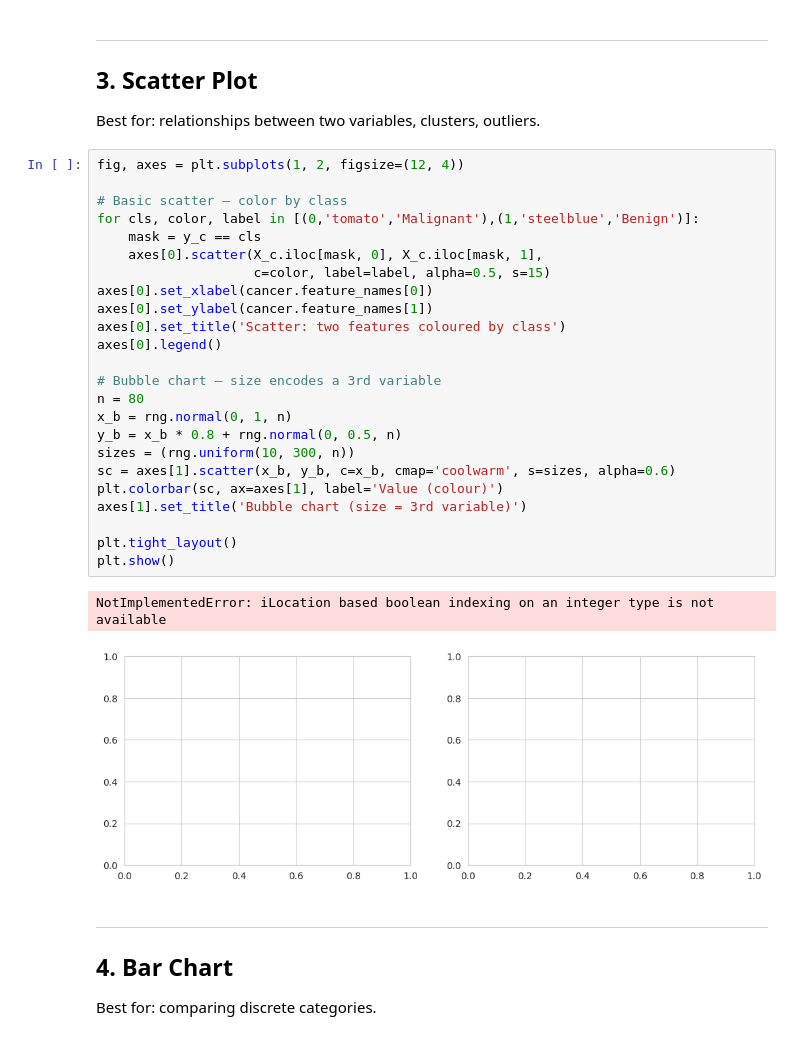
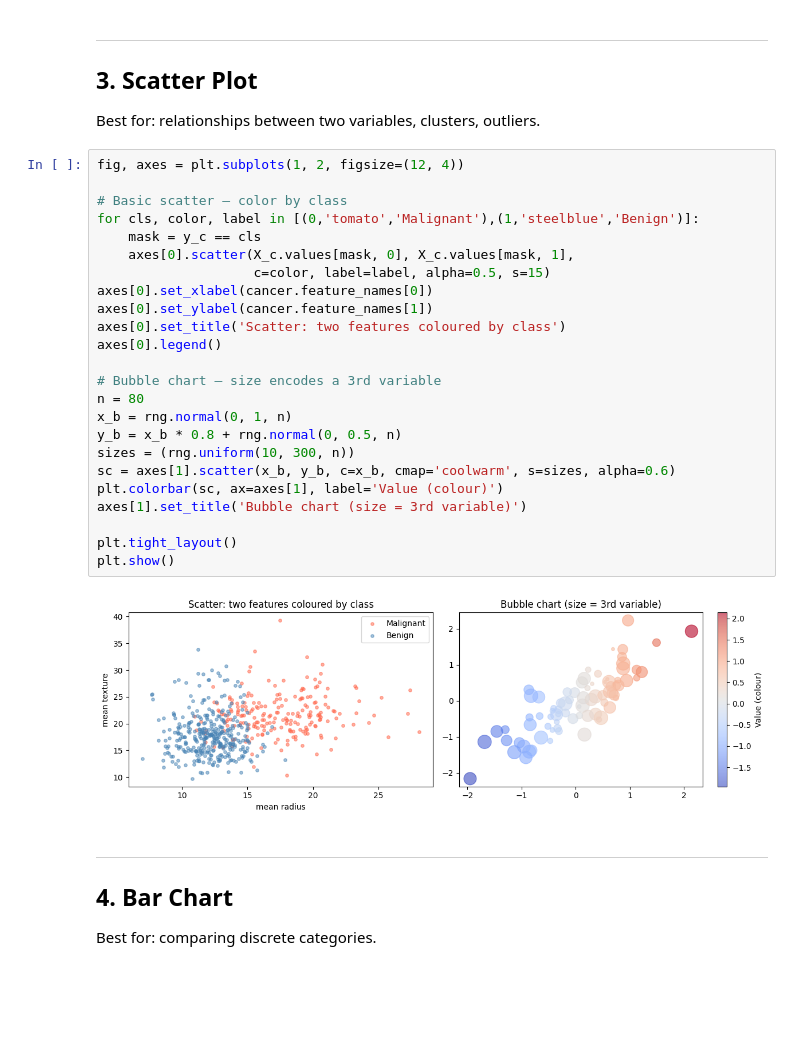
Before and after one commit to delirium95/machine_learning_course_homeworks, a Jupyter notebook: Matplotlib_Guide.ipynb, the cells around one changed output. Saved outputs shown, nothing was run; the diff lists cells and outputs as text; blank space fills up the shorter version.

```diff
--- a/Matplotlib_Guide.ipynb
+++ b/Matplotlib_Guide.ipynb
@@ -104,30 +104,29 @@ Best for: relationships between two variables, clusters, outliers.
 # %%
 fig, axes = plt.subplots(1, 2, figsize=(12, 4))
 
 # Basic scatter — color by class
 for cls, color, label in [(0,'tomato','Malignant'),(1,'steelblue','Benign')]:
     mask = y_c == cls
-    axes[0].scatter(X_c.iloc[mask, 0], X_c.iloc[mask, 1],
+    axes[0].scatter(X_c.values[mask, 0], X_c.values[mask, 1],
                     c=color, label=label, alpha=0.5, s=15)
 axes[0].set_xlabel(cancer.feature_names[0])
 axes[0].set_ylabel(cancer.feature_names[1])
 axes[0].set_title('Scatter: two features coloured by class')
 axes[0].legend()
 
 # Bubble chart — size encodes a 3rd variable
 n = 80
 x_b = rng.normal(0, 1, n)
 y_b = x_b * 0.8 + rng.normal(0, 0.5, n)
 sizes = (rng.uniform(10, 300, n))
 sc = axes[1].scatter(x_b, y_b, c=x_b, cmap='coolwarm', s=sizes, alpha=0.6)
 plt.colorbar(sc, ax=axes[1], label='Value (colour)')
 axes[1].set_title('Bubble chart (size = 3rd variable)')
 
 plt.tight_layout()
 plt.show()
 # %% [output]
-NotImplementedError: iLocation based boolean indexing on an integer type is not available
-[figure, old version]
+[figure, new version]
 # %% [markdown]
 ---
 ## 4. Bar Chart
```
Also changed, not shown: parts of 22 cells of this notebook, 3 other files.
